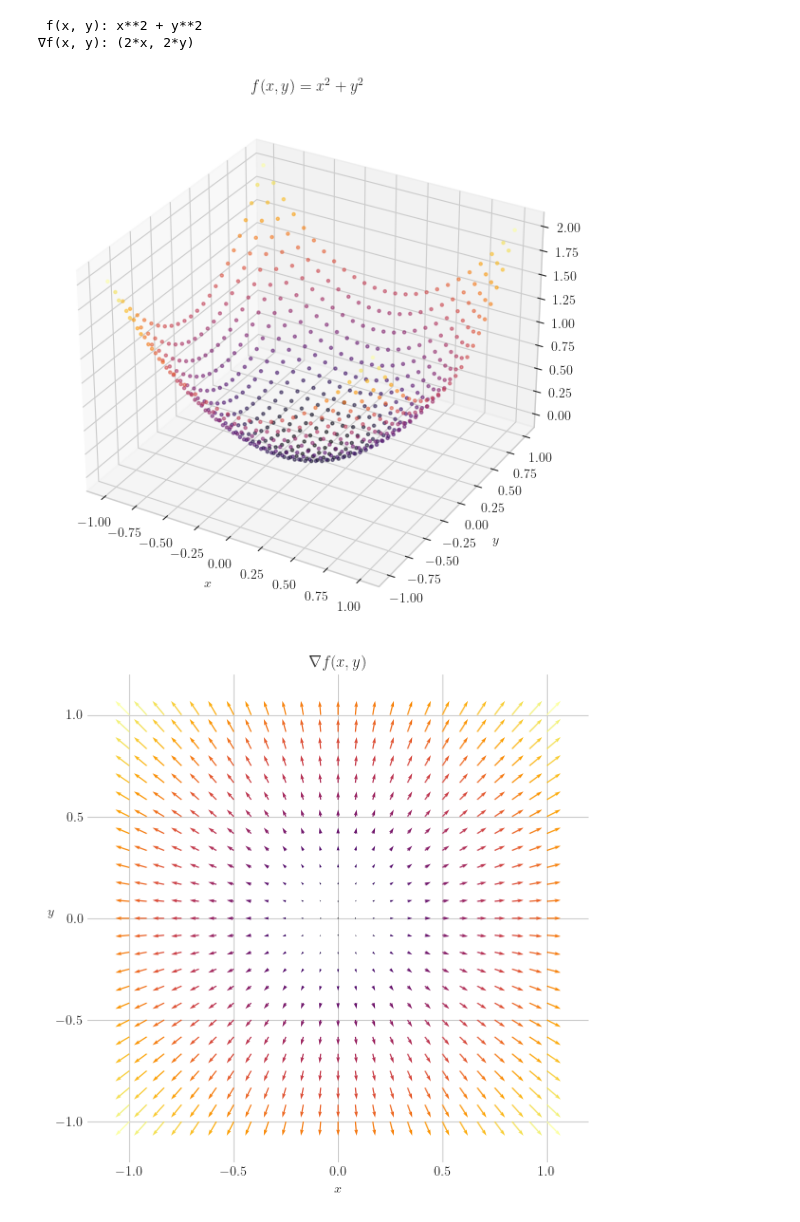
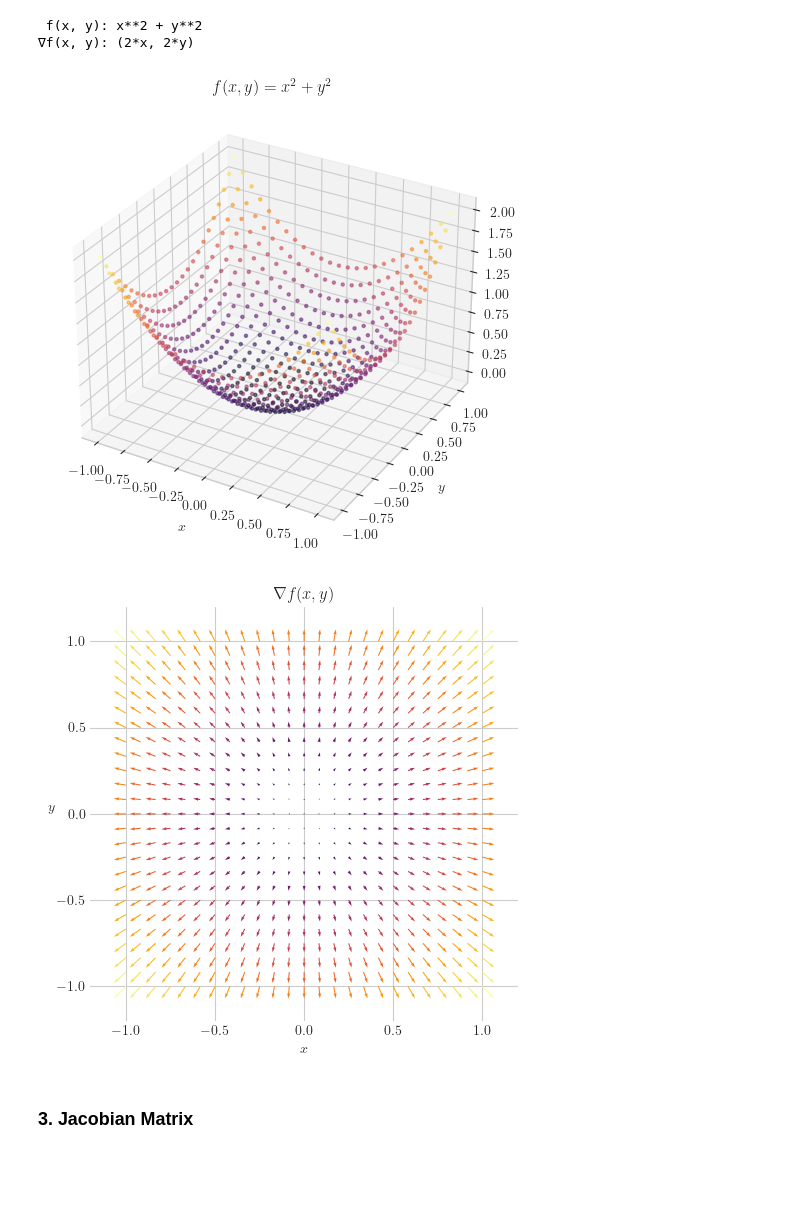
Before and after one commit to mateuszk098/neural-nets, a Jupyter notebook: math/differential_calculus.ipynb, the cells around one changed output. Saved outputs shown, nothing was run; the diff lists cells and outputs as text; code cells hidden in the pictures; blank space fills up the shorter version.

```diff
--- a/math/differential_calculus.ipynb
+++ b/math/differential_calculus.ipynb
@@ -116,7 +116,7 @@ print("∇f(x, y):", grad_z)
  f(x, y): x**2 + y**2
 ∇f(x, y): (2*x, 2*y)
 # %%
-fig = plt.figure(figsize=(6, 6), tight_layout=True)
+fig = plt.figure(figsize=(5, 5), tight_layout=True)
 ax = fig.add_subplot(111, projection="3d")
 ax.scatter(xv, yv, zv, alpha=0.5, marker=".", cmap="inferno", c=zv)
 ax.set_xlabel(r"$x$")
@@ -125,22 +125,24 @@ ax.set_zlabel(r"$z$")  # type: ignore
 plt.title(rf"$f(x, y) = {sp.latex(z)}$")
 plt.show()
 # %% [output]
-[figure, old version]
+[figure, new version]
 # %%
 grad_func = tuple(sp.lambdify((x, y), ddv) for ddv in grad_z)
 grad_x = grad_func[0](xv, yv)  # dz/dx
 grad_y = grad_func[1](xv, yv)  # dz/dy
 grad_in_xy = np.hypot(grad_x, grad_y)
 
-fig = plt.figure(figsize=(6, 6), tight_layout=True)
+fig = plt.figure(figsize=(5, 5), tight_layout=True)
 ax = fig.add_subplot(111)
 
 ax.quiver(xv, yv, grad_x, grad_y, grad_in_xy, cmap="inferno")
 ax.set_xlabel(r"$x$")
 ax.set_ylabel(r"$y$", rotation=0)
 ax.set_xlim(-1.2, 1.2)
 ax.set_ylim(-1.2, 1.2)
 plt.title(r"$\nabla f(x, y)$")
 plt.show()
 # %% [output]
-[figure, old version]
+[figure, new version]
+# %% [markdown]
+### **3. Jacobian Matrix**
```
Also changed, not shown: parts of 12 cells of this notebook.
